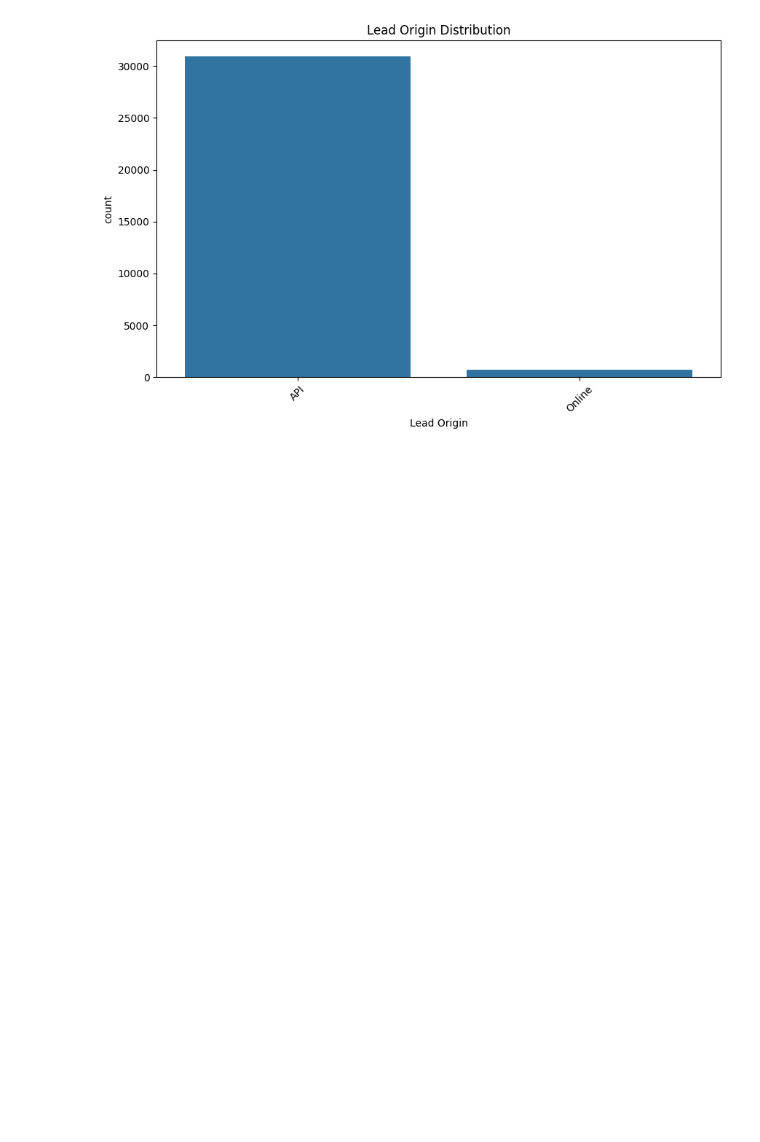
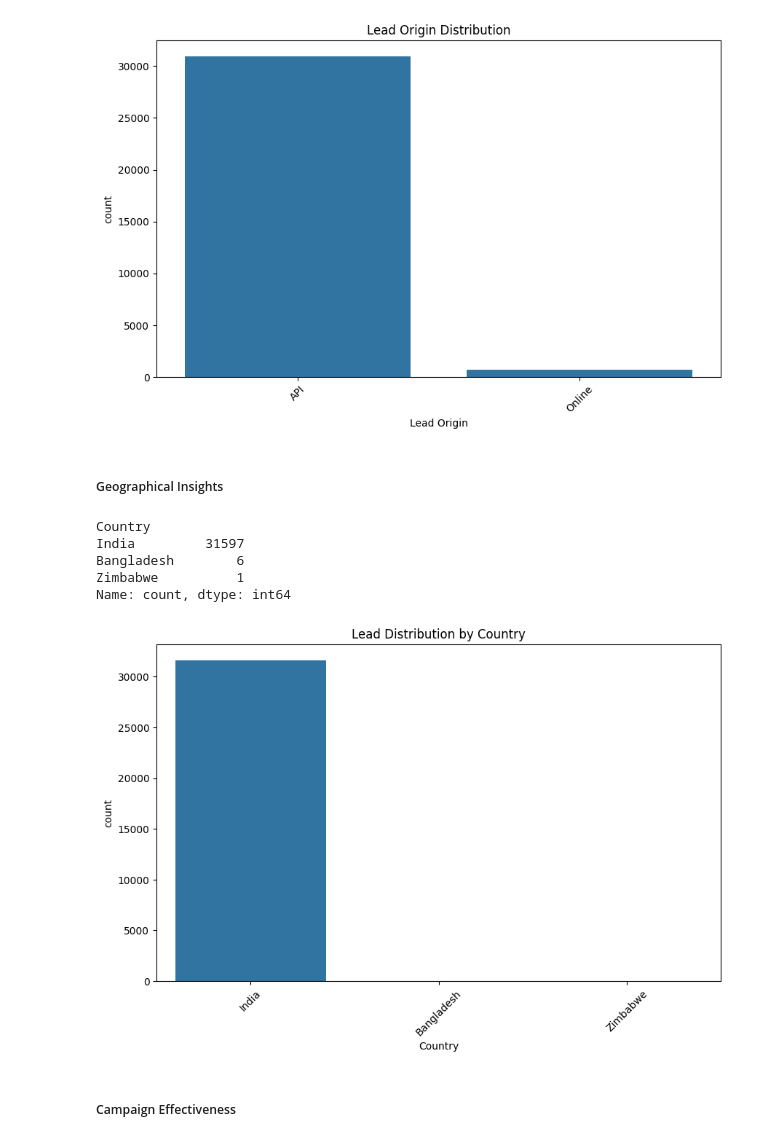
Before and after one commit to kunalmalav/task, a Jupyter notebook: task.ipynb, the cells around one changed output. Drawn from its saved outputs; the diff is of its cells as text; code cells hidden in the pictures; blank space fills up the shorter version.

Commit message:
Data Viz

```diff
--- a/task.ipynb
+++ b/task.ipynb
@@ -93,3 +98,24 @@ API       30912
 Online      692
 Name: count, dtype: int64
 [figure]
+# %% [markdown]
+##### Geographical Insights
+# %%
+country_leads = data['Country'].value_counts()
+print(country_leads)
+# %% [output]
+Country
+India         31597
+Bangladesh        6
+Zimbabwe          1
+Name: count, dtype: int64
+# %%
+plt.figure(figsize=(10, 6))
+sns.countplot(x='Country', data=data, order=country_leads.index)
+plt.title('Lead Distribution by Country')
+plt.xticks(rotation=45)
+plt.show()
+# %% [output]
+[figure, added]
+# %% [markdown]
+##### Campaign Effectiveness
```
Also changed, not shown: parts of 10 cells of this notebook.
